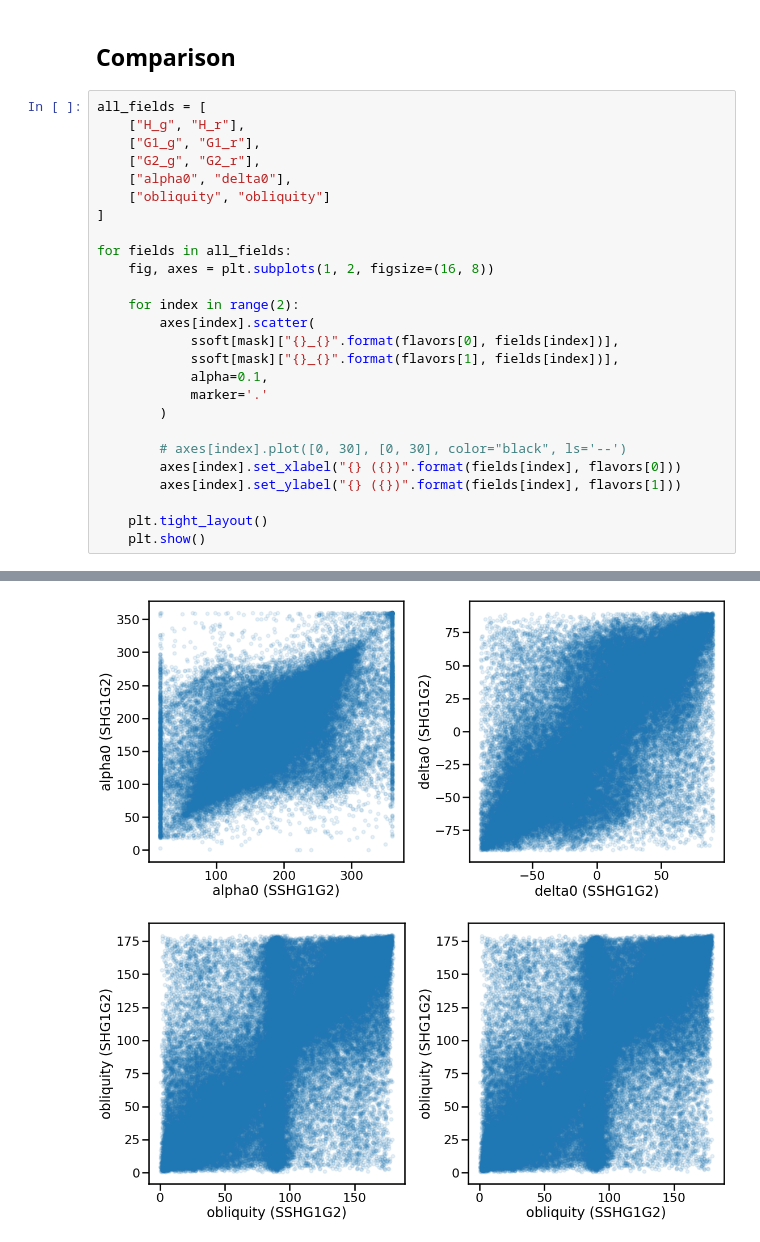
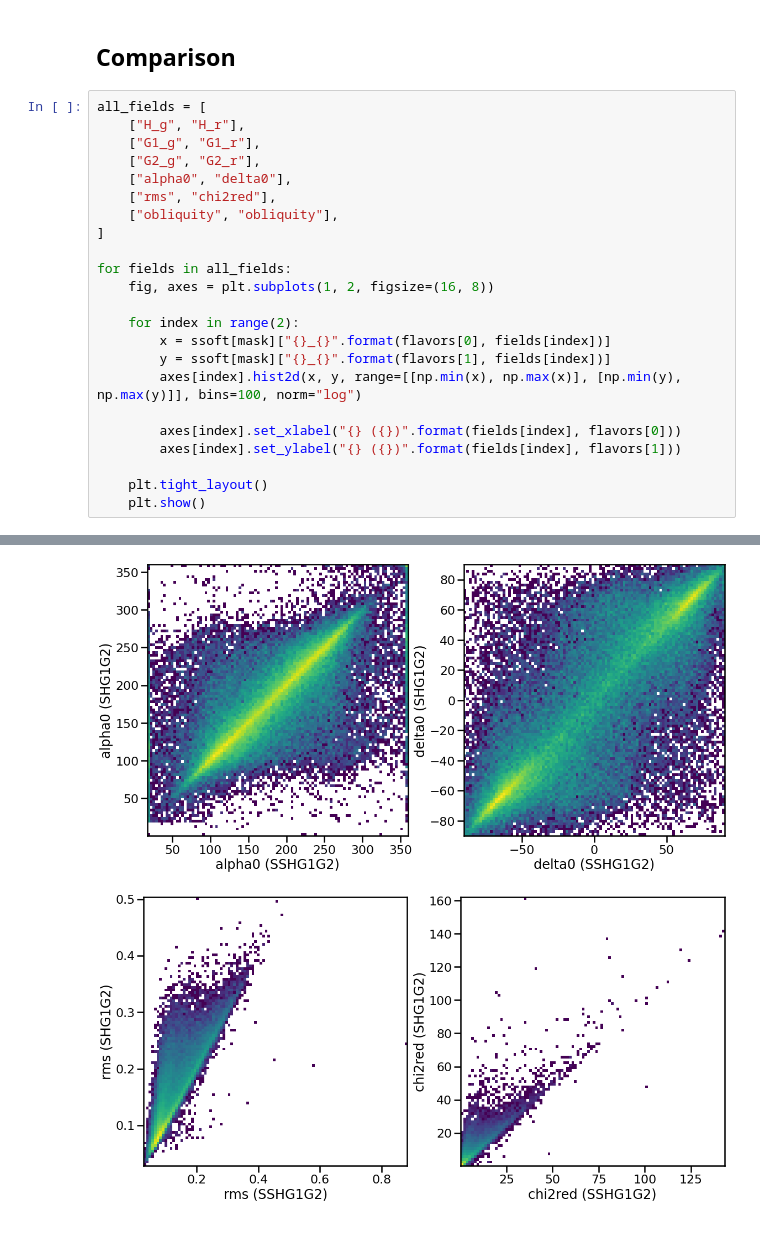
Before and after one commit to astrolabsoftware/fink-spins, a Jupyter notebook: notebooks/periods/spin_SSHG1G2.ipynb, the cells around one changed output, grey strips where cells are left out. Saved outputs shown, nothing was run; the diff lists cells and outputs as text.

```diff
--- a/notebooks/periods/spin_SSHG1G2.ipynb
+++ b/notebooks/periods/spin_SSHG1G2.ipynb
@@ -66,21 +66,18 @@ all_fields = [
     ["G1_g", "G1_r"],
     ["G2_g", "G2_r"],
     ["alpha0", "delta0"],
-    ["obliquity", "obliquity"]
+    ["rms", "chi2red"],
+    ["obliquity", "obliquity"],
 ]
 
 for fields in all_fields:
     fig, axes = plt.subplots(1, 2, figsize=(16, 8))
 
     for index in range(2):
-        axes[index].scatter(
-            ssoft[mask]["{}_{}".format(flavors[0], fields[index])],
-            ssoft[mask]["{}_{}".format(flavors[1], fields[index])],
-            alpha=0.1,
-            marker='.'
-        )
+        x = ssoft[mask]["{}_{}".format(flavors[0], fields[index])]
+        y = ssoft[mask]["{}_{}".format(flavors[1], fields[index])]
+        axes[index].hist2d(x, y, range=[[np.min(x), np.max(x)], [np.min(y), np.max(y)]], bins=100, norm="log")
 
-        # axes[index].plot([0, 30], [0, 30], color="black", ls='--')
         axes[index].set_xlabel("{} ({})".format(fields[index], flavors[0]))
         axes[index].set_ylabel("{} ({})".format(fields[index], flavors[1]))
 
@@ -93,2 +90,2 @@ for fields in all_fields:
-[figure, old version]
+[figure, new version]
-[figure, old version]
+[figure, new version]
```
Also changed, not shown: parts of 1 cell of this notebook.
